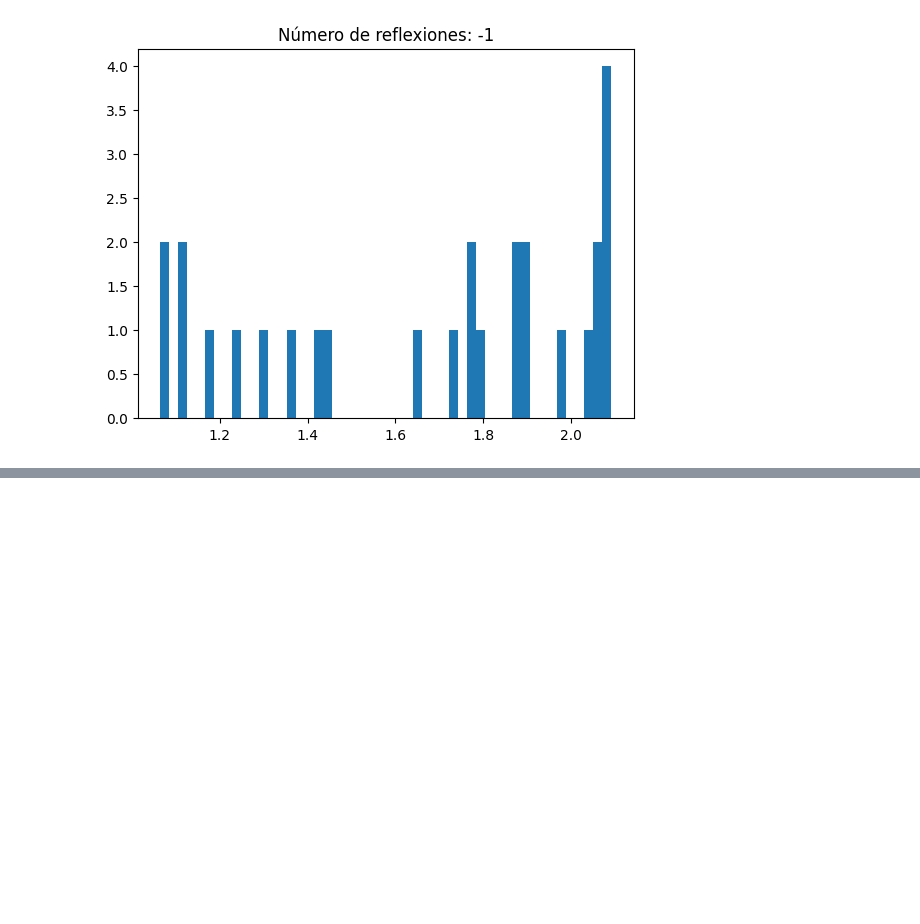
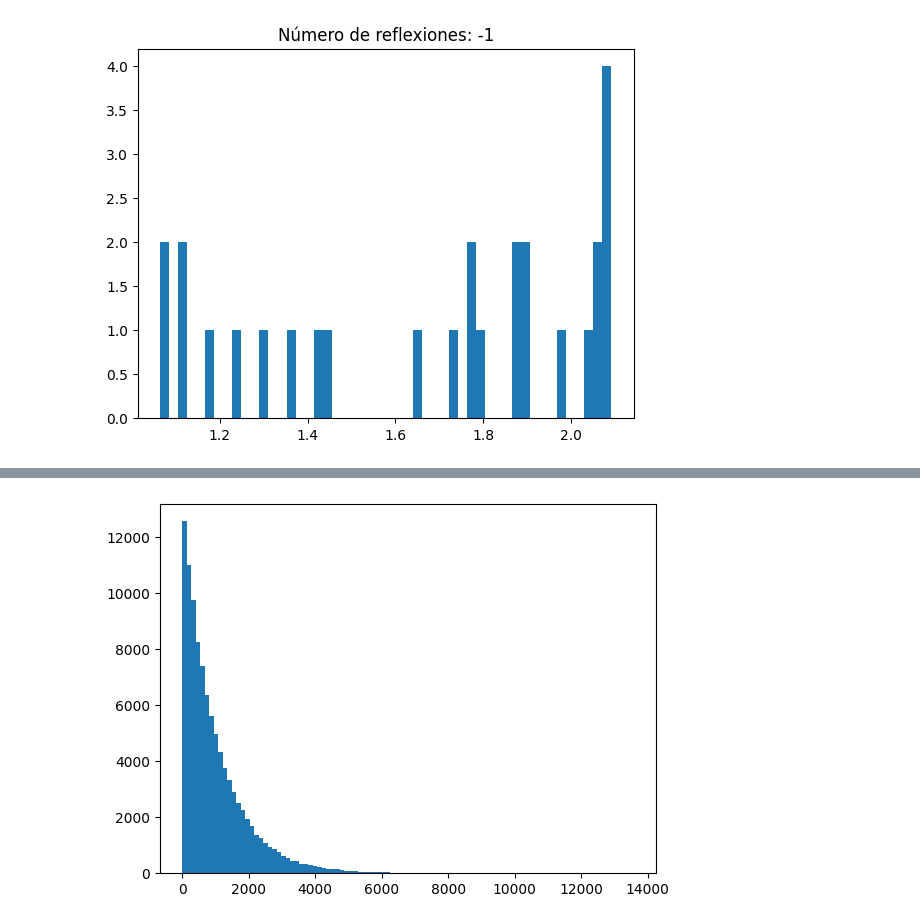
Before and after one commit to Olmichu22/Proyecto-DM-Master-Tecnologia-Fisica, a Jupyter notebook: test.ipynb, the cells around one changed output, grey strips where cells are left out. Drawn from its saved outputs; the diff is of its cells as text; code cells hidden in the pictures; blank space fills up the shorter version.

```diff
--- a/test.ipynb
+++ b/test.ipynb
@@ -393,7 +378,0 @@ def probAbs(l, mu = 0.1):
-# %%
-values = []
-for i in range(100000):
-  values.append(GenExpMonteCarlo(10))
-
-plt.hist(values, bins=100)
-plt.show()
@@ -596,0 +645,9 @@ print("Fotones total: ", len(fotones))
+# %%
+values = []
+for i in range(100000):
+  values.append(GenExpMonteCarlo(1e-3))
+
+plt.hist(values, bins=100)
+plt.show()
+# %% [output]
+[figure, added]
```
Also changed, not shown: parts of 9 cells of this notebook, 3 other files.
